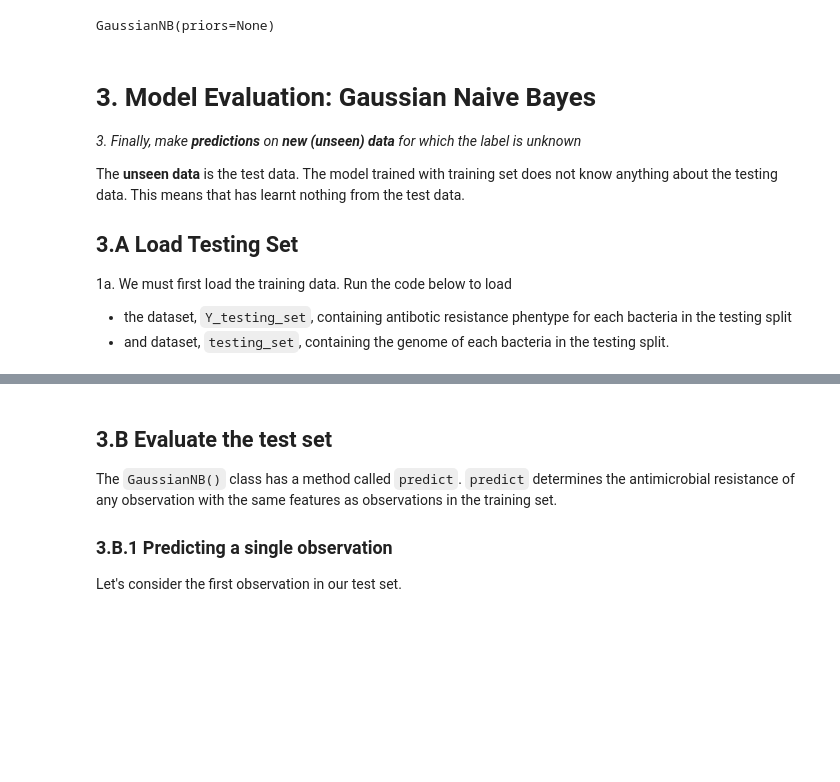
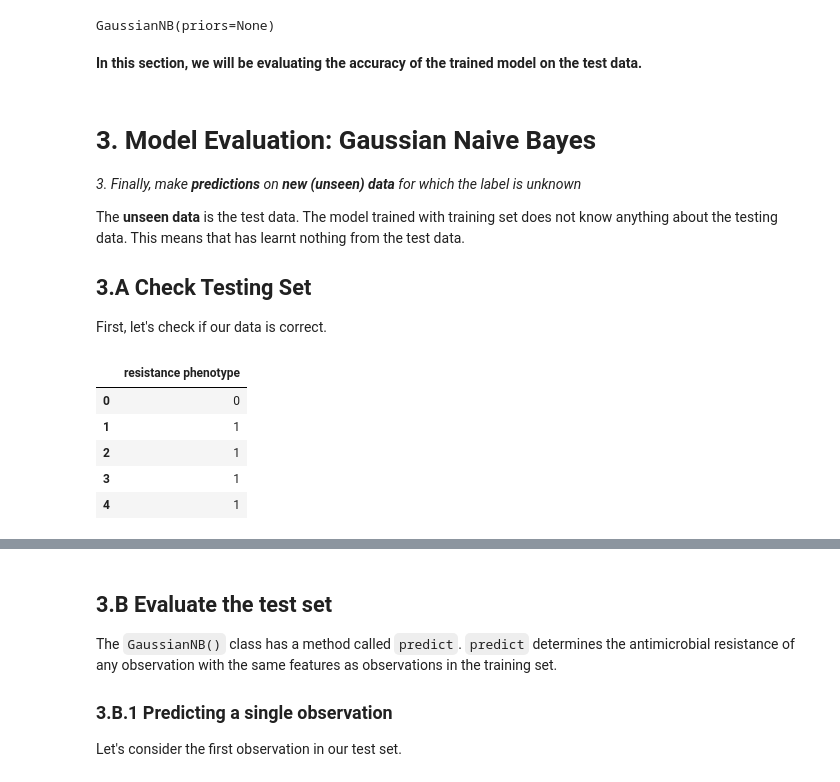
Before and after one commit to aarcher07/Predictive-Modeling-with-scikit-learn, a Jupyter notebook: 03_Model_Evaluation_ScikitLearn_with_Naive_Bayes_Classifier.ipynb, the cells around one changed output, grey strips where cells are left out. Cells and saved outputs as stored; diff of their text form; code cells hidden in the pictures; blank space fills up the shorter version.

````diff
--- a/03_Model_Evaluation_ScikitLearn_with_Naive_Bayes_Classifier.ipynb
+++ b/03_Model_Evaluation_ScikitLearn_with_Naive_Bayes_Classifier.ipynb
@@ -48,6 +49,8 @@ gNB = GaussianNB()
 gNB.fit(training_set,Y_training_set.values.ravel())
 # %% [output]
 GaussianNB(priors=None)
+# %% [markdown]
+**In this section, we will be evaluating the accuracy of the trained model on the test data.**
 # %% [markdown]
 # 3. Model Evaluation: Gaussian Naive Bayes
 
@@ -56,8 +59,6 @@ GaussianNB(priors=None)
 The **unseen data** is the test data. The model trained with training set does not know anything about the testing data. This means that has learnt nothing from the test data.
 
 
-## 3.A Load Testing Set
-1a. We must first load the training data. Run the code below to load
+## 3.A Check Testing Set
 
-- the dataset, ```Y_testing_set```, containing antibotic resistance phentype for each bacteria in the testing split
-- and dataset, ```testing_set```, containing the genome of each bacteria in the testing split.
+First, let's check if our data is correct.
@@ -67,0 +65,9 @@ test_set = pd.read_csv('datasets/test_set')
+# %%
+Y_test_set.head()
+# %% [output]
+|  | resistance phenotype |
+| 0 | 0 |
+| 1 | 1 |
+| 2 | 1 |
+| 3 | 1 |
+| 4 | 1 |
````
Also changed, not shown: parts of 11 cells of this notebook, 3 other files.
